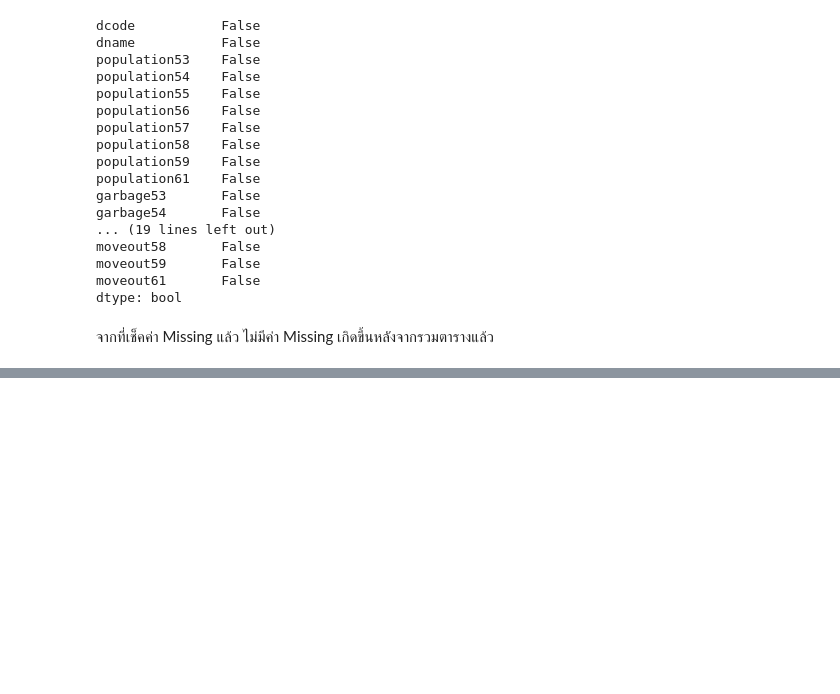
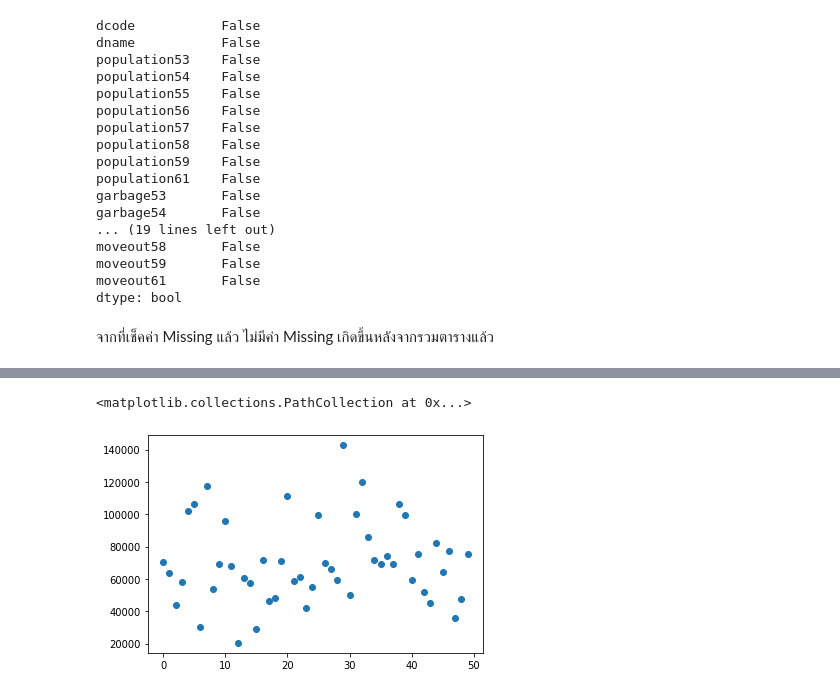
Before and after one commit to Jennapa-colab/DWDM21, a Jupyter notebook: Project_SUKUNA.ipynb, the cells around one changed output, grey strips where cells are left out. Drawn from its saved outputs; the diff is of its cells as text; code cells hidden in the pictures; blank space fills up the shorter version.

```diff
--- a/Project_SUKUNA.ipynb
+++ b/Project_SUKUNA.ipynb
@@ -665,0 +773,4 @@ dtype: bool
+# %%
+data2 = pd.merge(pop_gar_moveinout, park59,how='left', on='dcode')
+data2
+#เชื่อมตารางข้อมูล pop_gar_moveinout กับตาราง park59
@@ -665,0 +795,5 @@ dtype: bool
+# %%
+data59_2 = data2[['dcode','dname','population59','garbage59','movein59','moveout59','num_park59']]
+data59_2
+
+#เลือกเฉพาะcolumn ที่เป็นปี 59
@@ -665,0 +841,6 @@ dtype: bool
+# %%
+Amount2  = ['low','median','high']
+data59_2['Amount0fGarbage'] = pd.cut(data59_2.garbage59,
+                            bins=[0,50000,100000,150000],
+                            labels=Amount2,
+                            right=False).astype(str).astype(CategoricalDtype(Amount2,ordered=True))
@@ -665,0 +873,4 @@ dtype: bool
+# %%
+data59_2['Amount0fGarbage'] = data59_2['Amount0fGarbage'].map({'low':1,'median':2,'high':3})
+data59_2
+#.map ทำการเปลี่ยน low median high เป็นตัวเลข 1,2 และ 3 ตามลำดับ
@@ -665,0 +1342,5 @@ dtype: bool
+# %%
+plt.scatter(range(len(data59_2.iloc[:,3])),data59_2.iloc[:,3]) #การกระจายของปริมาณขยะอยู่ในช่วงประมาณ 50,000-100,000 คือช่วงที่มีปริมาณขยะปานกลาง
+# %% [output]
+<matplotlib.collections.PathCollection at 0x...>
+[figure, added]
```
Also changed, not shown: parts of 127 cells of this notebook.
